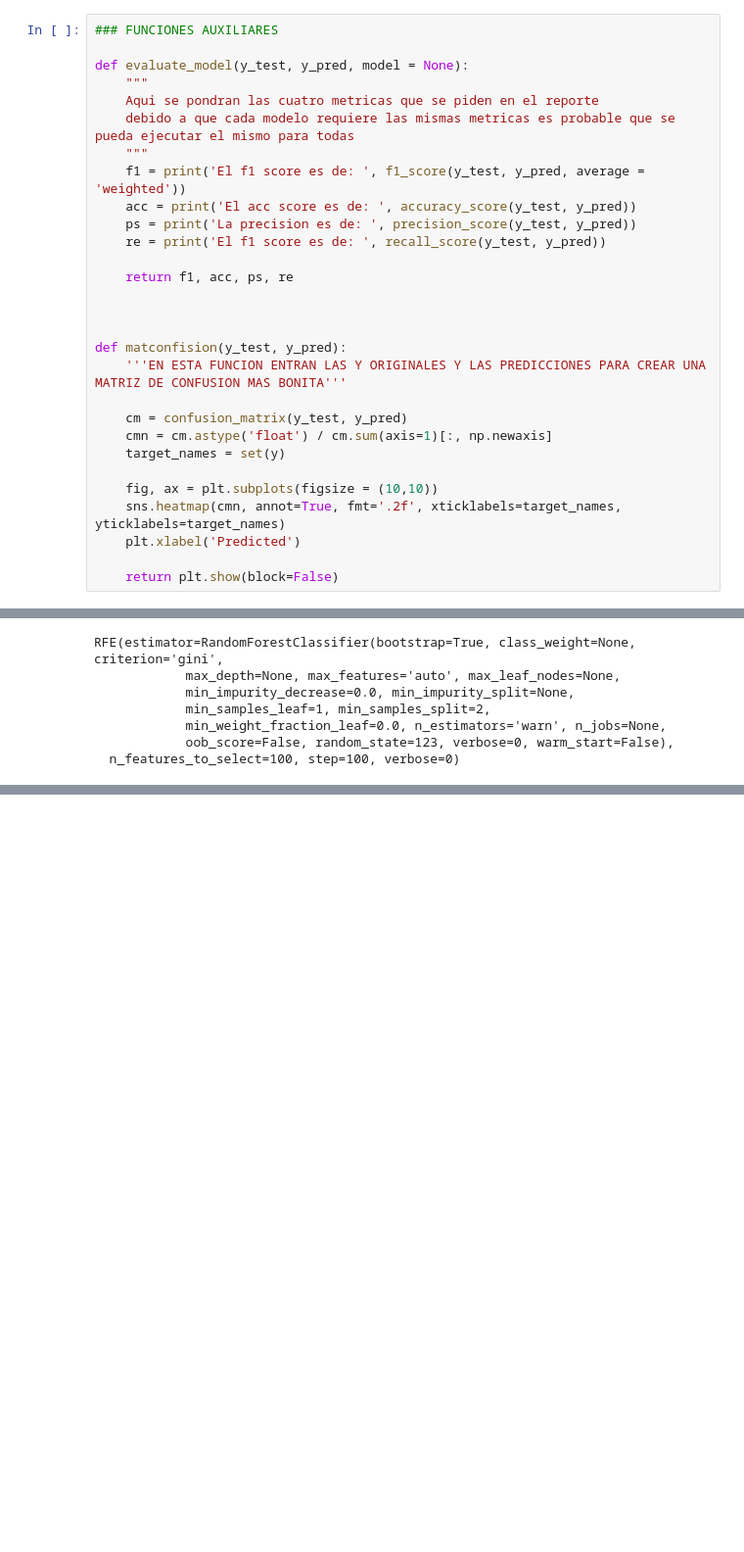
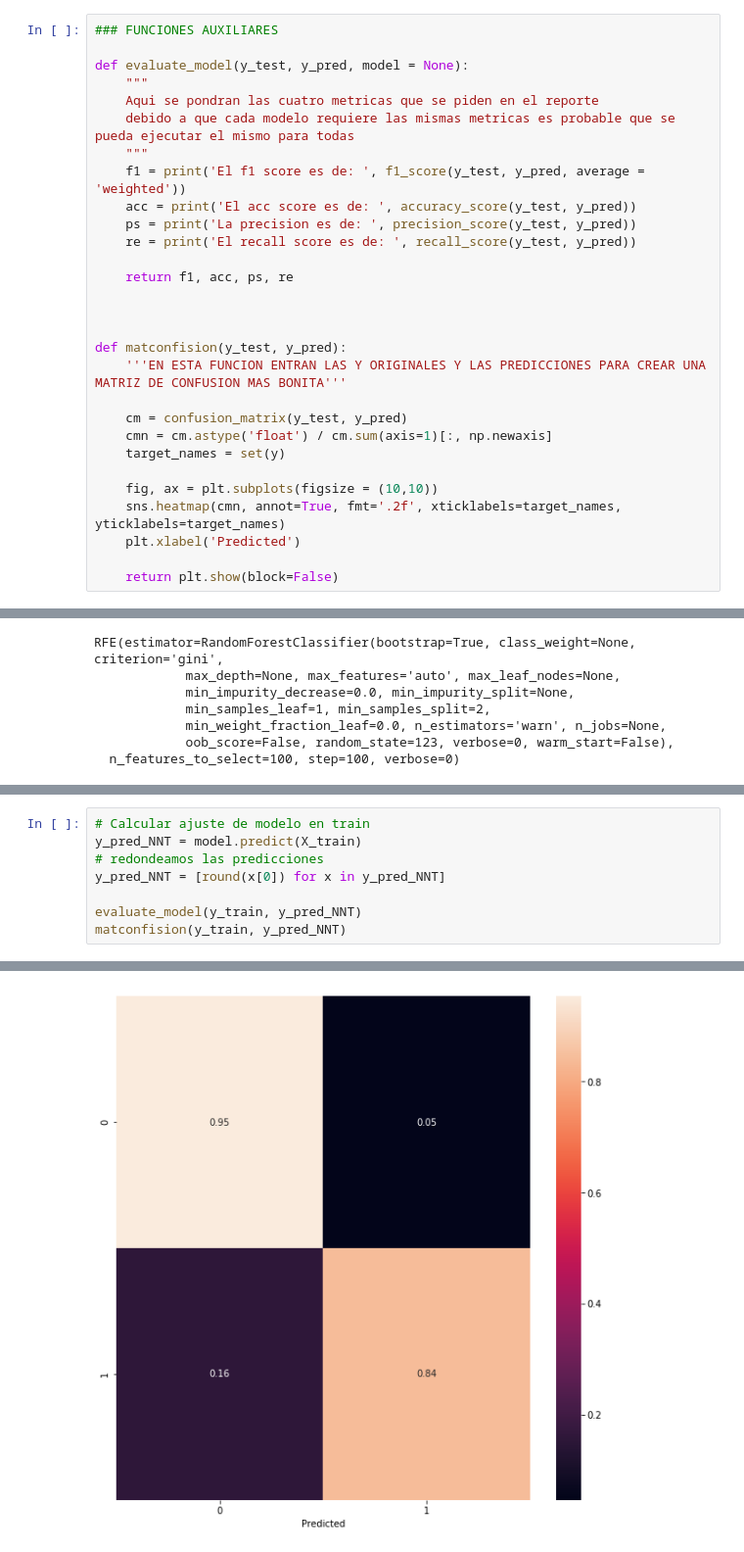
Before and after one commit to oecg/Proyecto-India, a Jupyter notebook: Proyecto India.ipynb, the cells around one changed output, grey strips where cells are left out. Shown at 98% size. Saved outputs shown, nothing was run; the diff lists cells and outputs as text; blank space fills up the shorter version.

Commit message:
README.md
Correccion de recall

```diff
--- a/Proyecto India.ipynb
+++ b/Proyecto India.ipynb
@@ -43,7 +79,7 @@ def evaluate_model(y_test, y_pred, model = None):
     f1 = print('El f1 score es de: ', f1_score(y_test, y_pred, average = 'weighted'))
     acc = print('El acc score es de: ', accuracy_score(y_test, y_pred))
     ps = print('La precision es de: ', precision_score(y_test, y_pred))
-    re = print('El f1 score es de: ', recall_score(y_test, y_pred))
+    re = print('El recall score es de: ', recall_score(y_test, y_pred))
 
     return f1, acc, ps, re
 
@@ -229,0 +326,9 @@ El f1 score es de:  0.8167567567567567
+# %%
+# Calcular ajuste de modelo en train
+y_pred_NNT = model.predict(X_train)
+# redondeamos las predicciones
+y_pred_NNT = [round(x[0]) for x in y_pred_NNT]
+
+evaluate_model(y_train, y_pred_NNT)
+matconfision(y_train, y_pred_NNT)
+# %% [output]
@@ -229,0 +339 @@ El f1 score es de:  0.8167567567567567
+[figure, added]
```
Also changed, not shown: parts of 38 cells of this notebook.
